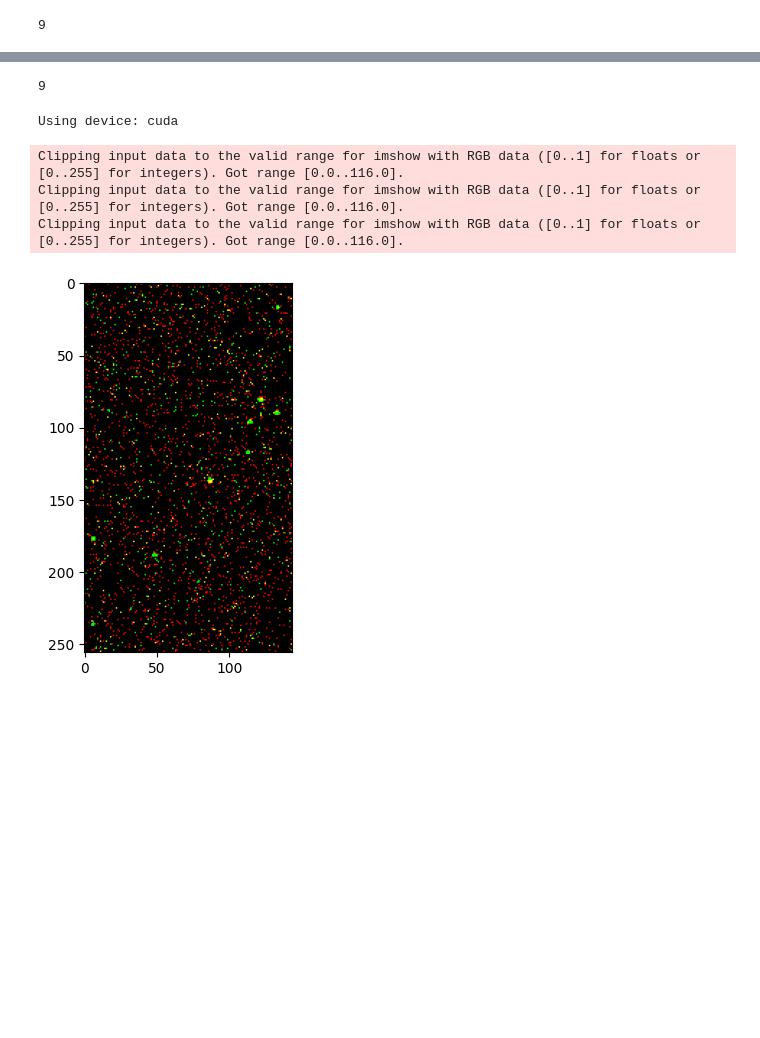
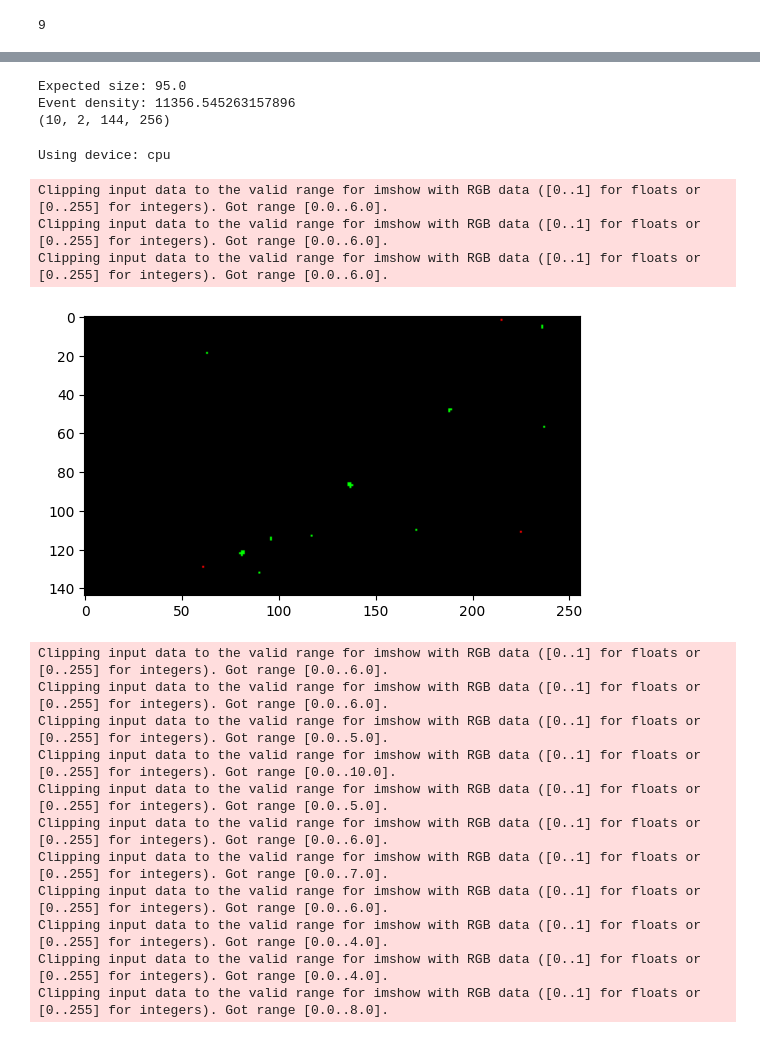
Before and after one commit to neuromorphs/satellite-characterization, a Jupyter notebook: plot_multiple.ipynb, the cells around one changed output, grey strips where cells are left out. Drawn from its saved outputs; the diff is of its cells as text; code cells hidden in the pictures; blank space fills up the shorter version.

Commit message:
tracking with generated dataset

```diff
--- a/plot_multiple.ipynb
+++ b/plot_multiple.ipynb
@@ -3,7 +3,7 @@ from astrosite_dataset import AstrositeDataset
 
 dataset_path = '../dataset/recordings'
 target_id = 37867
-dataset = AstrositeDataset(dataset_path, split=str(target_id))
+dataset = AstrositeDataset(data_swap_swapset_path, split=str(target_id))
 # %%
 print(dataset[0]['events'][:5])
 print(dataset[0]['labelled_events'][:5])
@@ -84,7 +68,3 @@ Skipping sample with labels [-2, -1, 0, 1, 2, 3, 4, 5, 6, 7, 8, 9, 10, 11, 12, 1
-# %%
-len(target_sat_events)
-# %% [output]
-9
 # %%
 import matplotlib.pyplot as plt
 import sys
@@ -97,62 +77,83 @@ from tqdm import tqdm
 from astrosite_dataset import build_merge_dataset, MergedDataset
 from models.scnn_tracker import MotionTrackerStaticSNN
 # %%
-dataset_path = '/home/jules/Documents/filtered_dataset/recordings'
-target_list = ['50574']
-dataset = build_merge_dataset(
-        dataset_path, split=['50574'], metadata_paths=[None, None])
-
 tau_mem1 = 0.2
 tau_mem2 = 0.4
 tau_mem3 = 0.6
 train_mem = False
+
+dataset_path = '/home/jules/Documents/filtered_dataset/recordings'
+target_list = ['50574']
+dataset = build_merge_dataset(dataset_path, split=target_list, metadata_paths=[None, None], crop=False)
+print(dataset[0][0].shape)
+# %% [output]
+Expected size: 95.0
+Event density: 11356.545263157896
+(10, 2, 144, 256)
 # %%
 net = MotionTrackerStaticSNN(144, 256,  tau_mem1, tau_mem2, tau_mem3,
         train_mem=train_mem)
-net.load_state_dict(torch.load('./data/dynamic_tau/model_nocrop.pt'))
 
-device = torch.device("cuda") if torch.cuda.is_available() \
-    else torch.device("cpu")
+model_path = 'model.pt'
+net.load_state_dict(torch.load('./data/dynamic_tau/' + model_path))
+
+#device = torch.device("cuda") if torch.cuda.is_available() \
+#    else torch.device("cpu")
+device = torch.device("cpu")
 print("Using device:", device)
 net = net.to(device)
 # %% [output]
-Using device: cuda
+Using device: cpu
 # %%
 import matplotlib.animation as animation
 
 input_pictures = []
 output_pictures = []
 
 fig, ax = plt.subplots()
 
 def update(i):
     im.set_array(input_pictures[i])
     return im,
 
 for j in range(1):
     input, target = dataset[j]
-    for i in range(input.shape[0]) :
-        input_picture = np.concatenate((input[i], np.zeros((1,144,256))), axis=0).swapaxes(0,2)
-        input_pictures.append(input_picture)
-    #cv2.imshow("satellite",target[0])
-    output = net(torch.from_numpy(input).type(torch.float).unsqueeze(0).to(device))
-    sum_output = np.sum(output.detach().cpu().numpy(), axis=0)[0][0]
-    #cv2.imshow("prediction",sum_output)
-    #cv2.waitKey(10)
+    if len(input.shape)==1:
+        print(j)
+    else :
+        for i in range(input.shape[0]) :
+            input_picture = np.concatenate((input[i], np.zeros((1,input[i].shape[1],input[i].shape[2]))), axis=0).swapaxes(0,2).swapaxes(0,1)
+            input_pictures.append(input_picture)
+        #cv2.imshow("satellite",target[0])
+        output = net(torch.from_numpy(input).type(torch.float).unsqueeze(0).to(device))
+        sum_output = np.sum(output.detach().cpu().numpy(), axis=0)[0][0]
+        #cv2.imshow("prediction",sum_output)
+        #cv2.waitKey(10)
 
 # Set the initial image
 im = ax.imshow(input_pictures[0], animated=True)
 
 # Create the animation object
-animation_fig = animation.FuncAnimation(fig, update, frames=len(input_pictures), interval=2, blit=True,repeat_delay=1,)
+animation_fig = animation.FuncAnimation(fig, update, frames=len(input_pictures), interval=200, blit=True,repeat_delay=1)
 
 # Show the animation
 plt.show()
 
 animation_fig.save("animated_input.gif")
 # %% [output]
-Clipping input data to the valid range for imshow with RGB data ([0..1] for floats or [0..255] for integers). Got range [0.0..116.0].
-Clipping input data to the valid range for imshow with RGB data ([0..1] for floats or [0..255] for integers). Got range [0.0..116.0].
-Clipping input data to the valid range for imshow with RGB data ([0..1] for floats or [0..255] for integers). Got range [0.0..116.0].
+Clipping input data to the valid range for imshow with RGB data ([0..1] for floats or [0..255] for integers). Got range [0.0..6.0].
+Clipping input data to the valid range for imshow with RGB data ([0..1] for floats or [0..255] for integers). Got range [0.0..6.0].
+Clipping input data to the valid range for imshow with RGB data ([0..1] for floats or [0..255] for integers). Got range [0.0..6.0].
-[figure, old version]
+[figure, new version]
+Clipping input data to the valid range for imshow with RGB data ([0..1] for floats or [0..255] for integers). Got range [0.0..6.0].
+Clipping input data to the valid range for imshow with RGB data ([0..1] for floats or [0..255] for integers). Got range [0.0..6.0].
+Clipping input data to the valid range for imshow with RGB data ([0..1] for floats or [0..255] for integers). Got range [0.0..5.0].
+Clipping input data to the valid range for imshow with RGB data ([0..1] for floats or [0..255] for integers). Got range [0.0..10.0].
+Clipping input data to the valid range for imshow with RGB data ([0..1] for floats or [0..255] for integers). Got range [0.0..5.0].
+Clipping input data to the valid range for imshow with RGB data ([0..1] for floats or [0..255] for integers). Got range [0.0..6.0].
+Clipping input data to the valid range for imshow with RGB data ([0..1] for floats or [0..255] for integers). Got range [0.0..7.0].
+Clipping input data to the valid range for imshow with RGB data ([0..1] for floats or [0..255] for integers). Got range [0.0..6.0].
+Clipping input data to the valid range for imshow with RGB data ([0..1] for floats or [0..255] for integers). Got range [0.0..4.0].
+Clipping input data to the valid range for imshow with RGB data ([0..1] for floats or [0..255] for integers). Got range [0.0..4.0].
+Clipping input data to the valid range for imshow with RGB data ([0..1] for floats or [0..255] for integers). Got range [0.0..8.0].
 # %%
```
Also changed, not shown: parts of 15 cells of this notebook, 5 other files.
